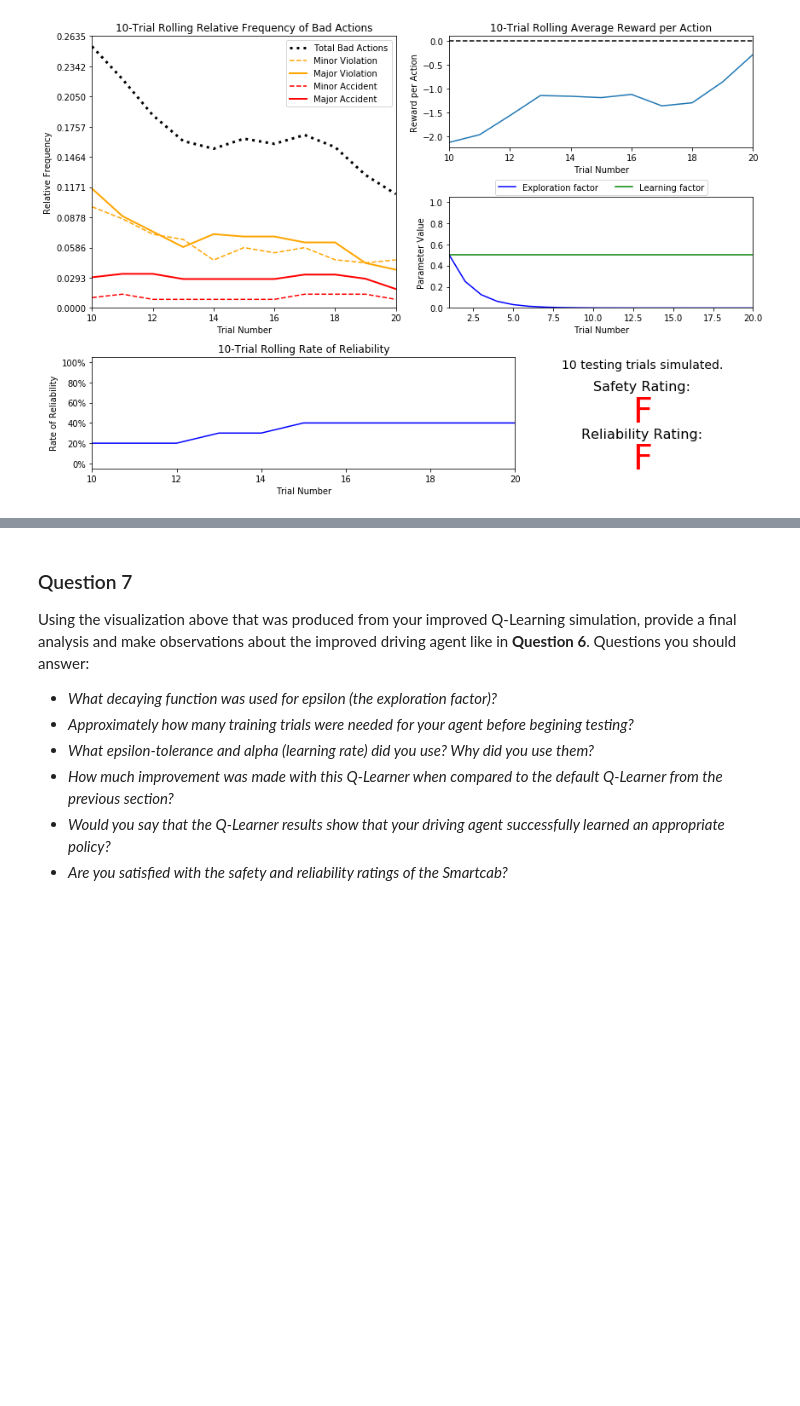
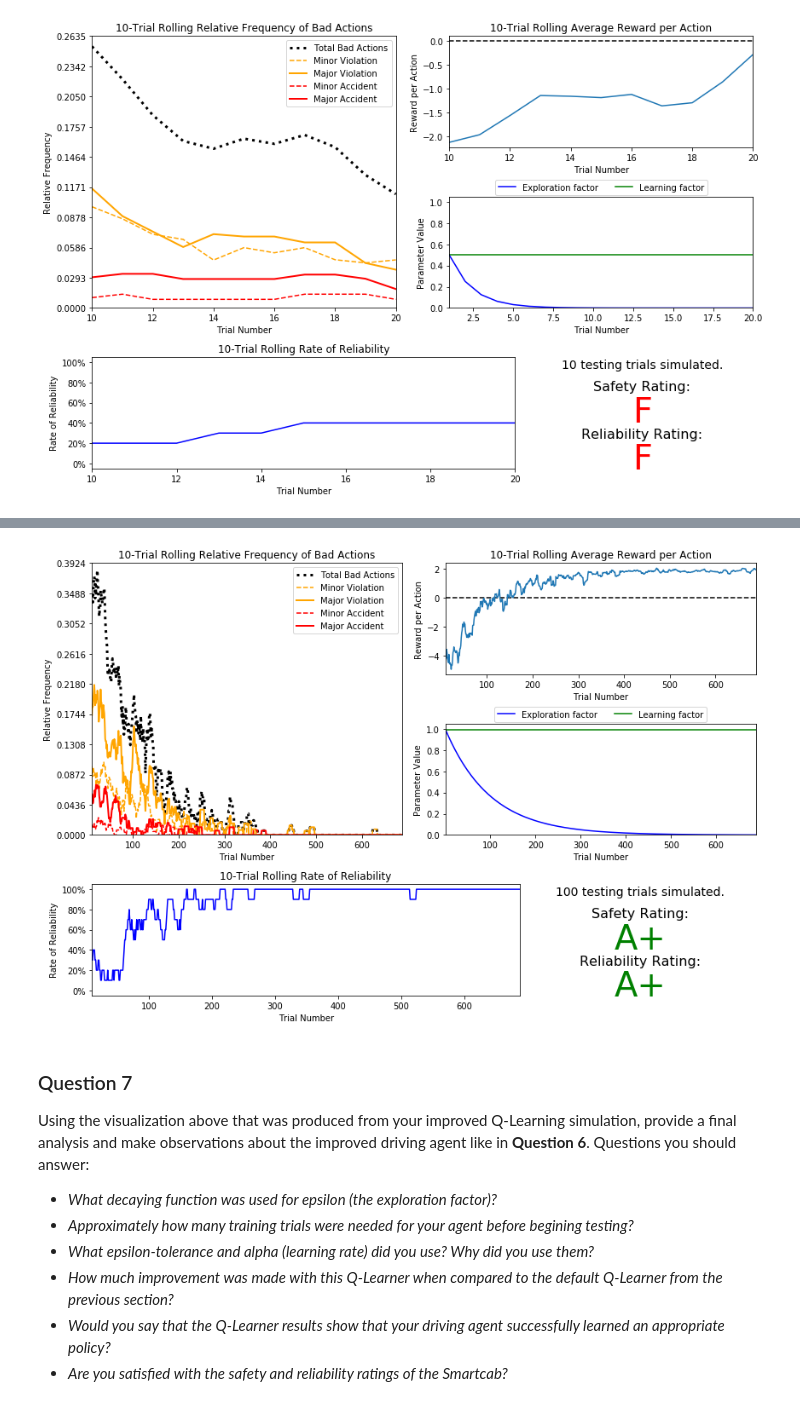
Before and after one commit to MelissaBai/Udacity, a Jupyter notebook: Machine Learning Nanodegree/projects/smartcab/smartcab.ipynb, the cells around one changed output, grey strips where cells are left out. Saved outputs shown, nothing was run; the diff lists cells and outputs as text; code cells hidden in the pictures; blank space fills up the shorter version.

```diff
--- a/Machine Learning Nanodegree/projects/smartcab/smartcab.ipynb
+++ b/Machine Learning Nanodegree/projects/smartcab/smartcab.ipynb
@@ -279,3 +291,8 @@ vs.plot_trials('sim_improved-learning.csv')
+# %%
+vs.plot_trials('sim_improved-learning.csv')
+#self.epsilon = self.a**self.t
+# %% [output]
+[figure, added]
 # %% [markdown]
 ### Question 7
 Using the visualization above that was produced from your improved Q-Learning simulation, provide a final analysis and make observations about the improved driving agent like in **Question 6**. Questions you should answer:
```
Also changed, not shown: parts of 13 cells of this notebook, 4 other files.
